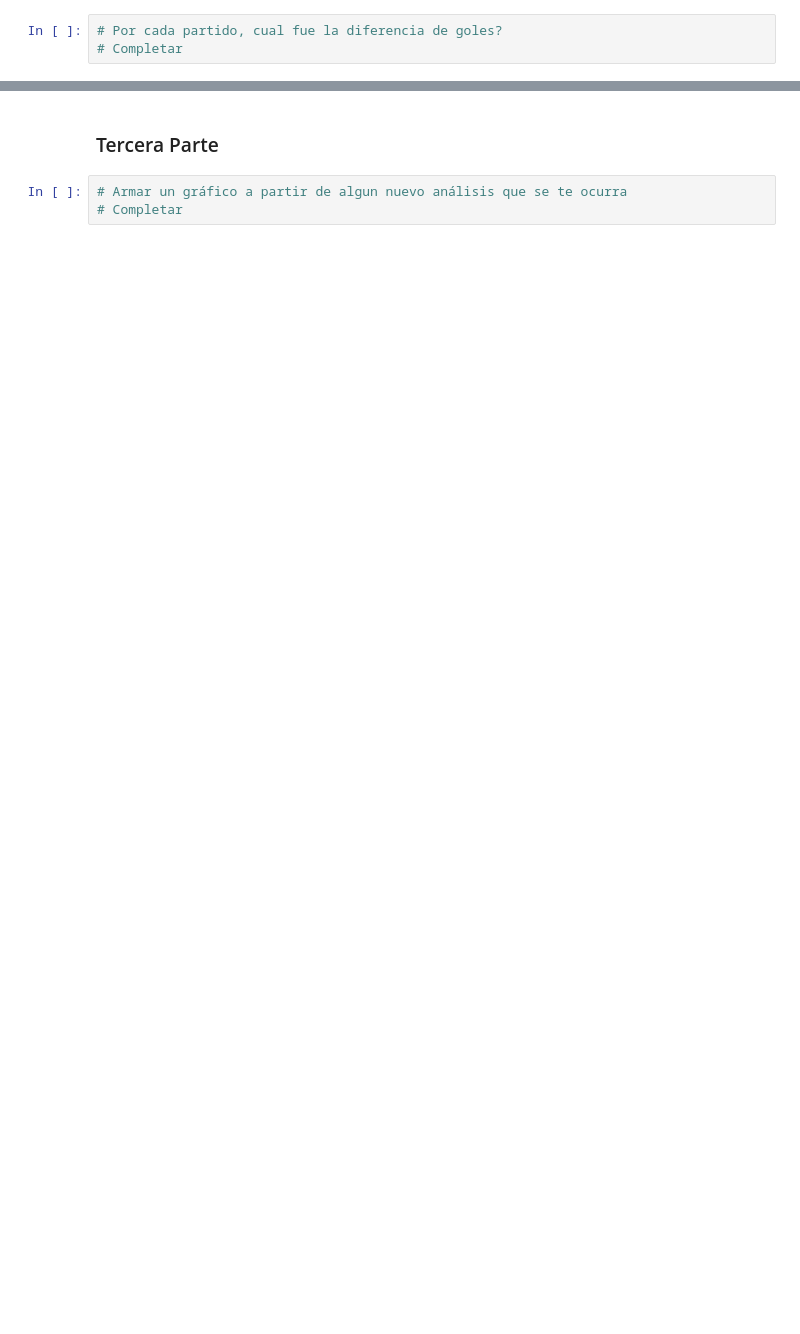
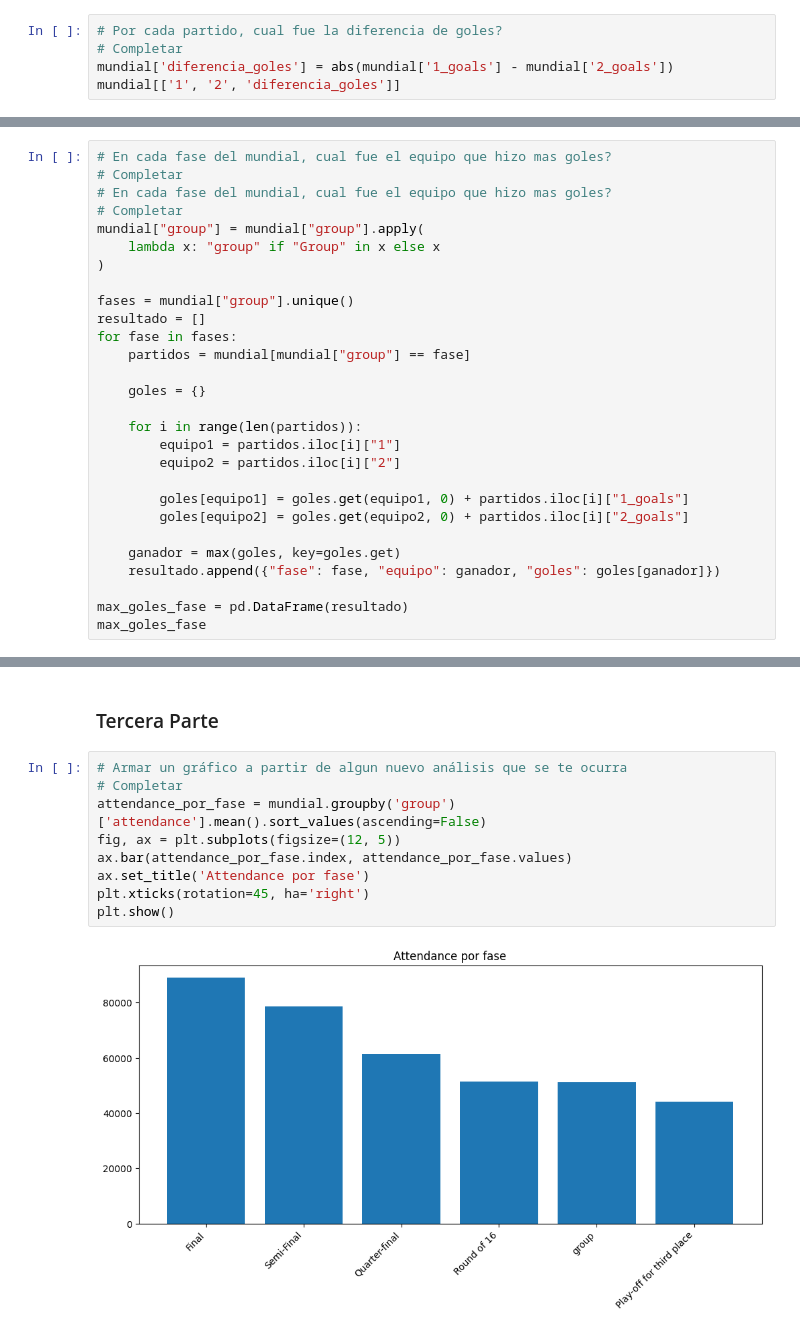
Before and after one commit to joaquibara09/tecnologias-emergentes-4d-mundial-qatar-2022-mundial-qatar-2022-bh_baranek-, a Jupyter notebook: mundial_qatar_2022.ipynb, the cells around one changed output, grey strips where cells are left out. Cells and saved outputs as stored; diff of their text form; blank space fills up the shorter version.

```diff
--- a/mundial_qatar_2022.ipynb
+++ b/mundial_qatar_2022.ipynb
@@ -240,3 +247,5 @@ fig, ax = plt.subplots()
 # %%
 # Por cada partido, cual fue la diferencia de goles?
 # Completar
+mundial['diferencia_goles'] = abs(mundial['1_goals'] - mundial['2_goals'])
+mundial[['1', '2', 'diferencia_goles']]
@@ -248,0 +293,28 @@ fig, ax = plt.subplots()
+# %%
+# En cada fase del mundial, cual fue el equipo que hizo mas goles?
+# Completar
+# En cada fase del mundial, cual fue el equipo que hizo mas goles?
+# Completar
+mundial["group"] = mundial["group"].apply(
+    lambda x: "group" if "Group" in x else x
+)
+
+fases = mundial["group"].unique()
+resultado = []
+for fase in fases:
+    partidos = mundial[mundial["group"] == fase]
+
+    goles = {}
+
+    for i in range(len(partidos)):
+        equipo1 = partidos.iloc[i]["1"]
+        equipo2 = partidos.iloc[i]["2"]
+
+        goles[equipo1] = goles.get(equipo1, 0) + partidos.iloc[i]["1_goals"]
+        goles[equipo2] = goles.get(equipo2, 0) + partidos.iloc[i]["2_goals"]
+
+    ganador = max(goles, key=goles.get)
+    resultado.append({"fase": fase, "equipo": ganador, "goles": goles[ganador]})
+
+max_goles_fase = pd.DataFrame(resultado)
+max_goles_fase
@@ -251,3 +331,11 @@ fig, ax = plt.subplots()
 # %%
 # Armar un gráfico a partir de algun nuevo análisis que se te ocurra
 # Completar
+attendance_por_fase = mundial.groupby('group')['attendance'].mean().sort_values(ascending=False)
+fig, ax = plt.subplots(figsize=(12, 5))
+ax.bar(attendance_por_fase.index, attendance_por_fase.values)
+ax.set_title('Attendance por fase')
+plt.xticks(rotation=45, ha='right')
+plt.show()
+# %% [output]
+[figure, added]
```
Also changed, not shown: parts of 7 cells of this notebook.
